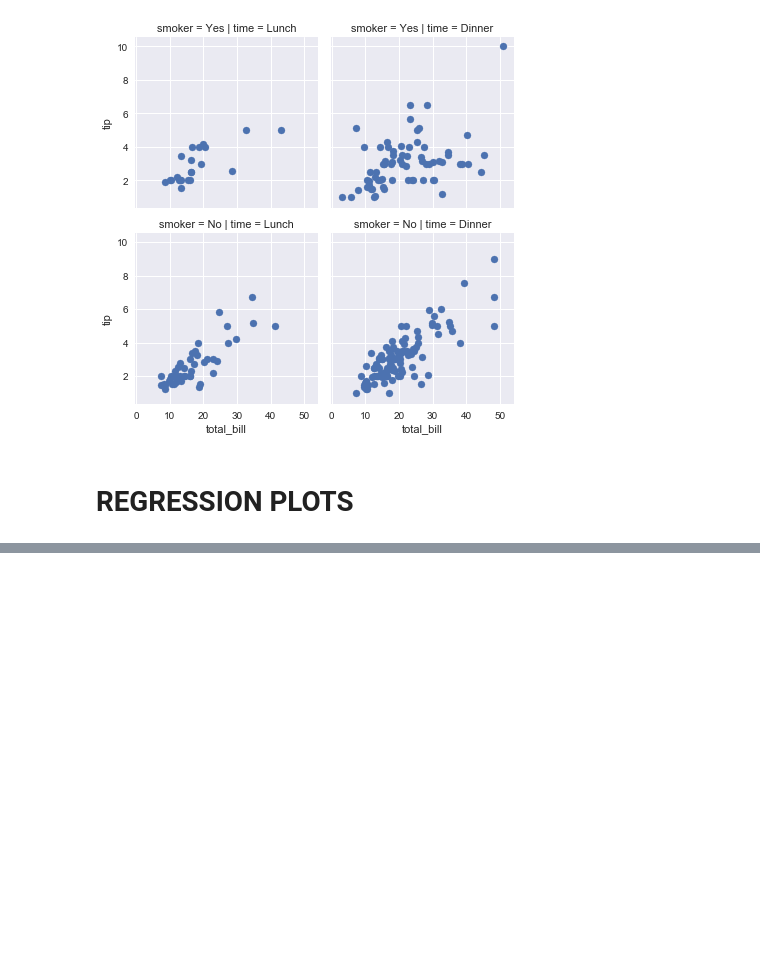
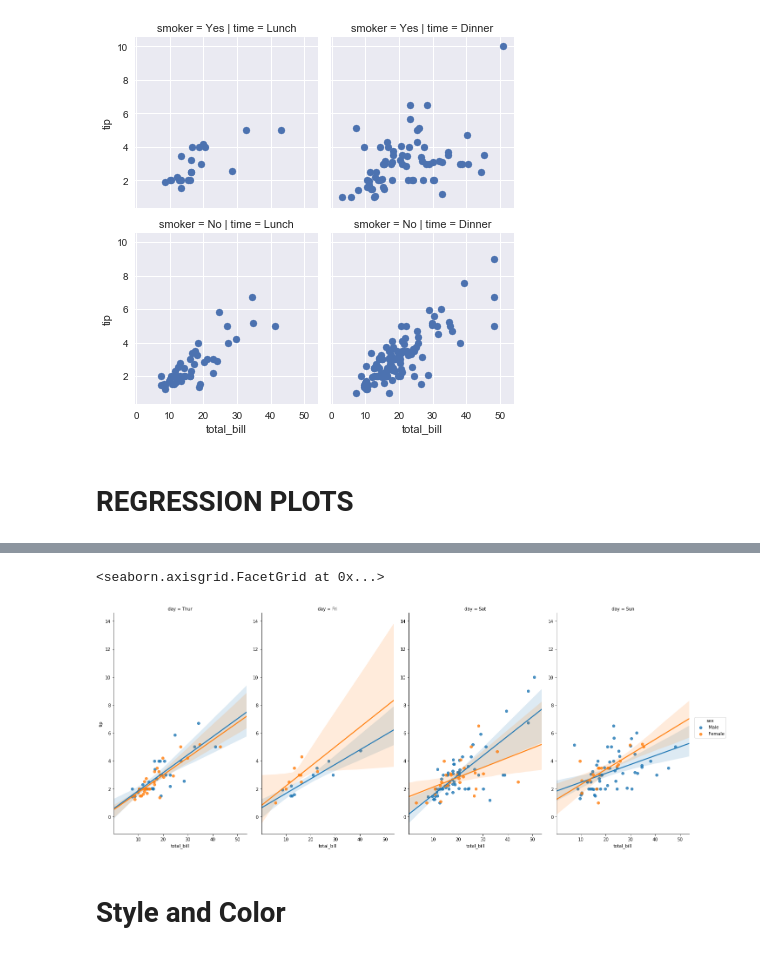
Before and after one commit to linhtdo/Social-Network-Analytics, a Jupyter notebook: SEABORN.ipynb, the cells around one changed output, grey strips where cells are left out. Drawn from its saved outputs; the diff is of its cells as text; code cells hidden in the pictures; blank space fills up the shorter version.

```diff
--- a/SEABORN.ipynb
+++ b/SEABORN.ipynb
@@ -313,0 +340,9 @@ g.map(plt.scatter, 'total_bill', 'tip')
+# %%
+sns.lmplot(x ='total_bill', y='tip',data=tips, col='day', hue='sex',
+          aspect =0.6, size = 8)
+#aspect and size arguments are used to adjust graph ratios and sizes
+# %% [output]
+<seaborn.axisgrid.FacetGrid at 0x...>
+[figure, added]
+# %% [markdown]
+# Style and Color
```
Also changed, not shown: parts of 8 cells of this notebook, 2 other files.
